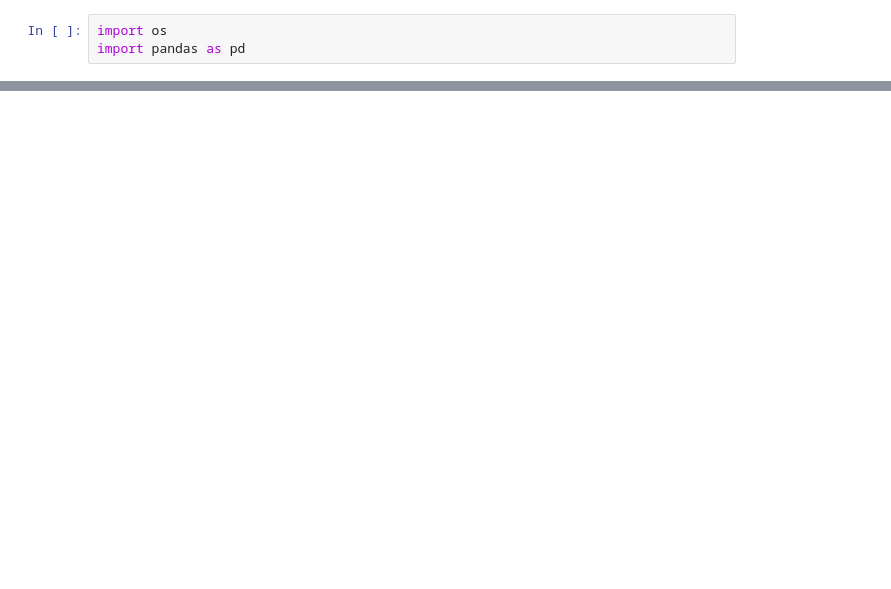
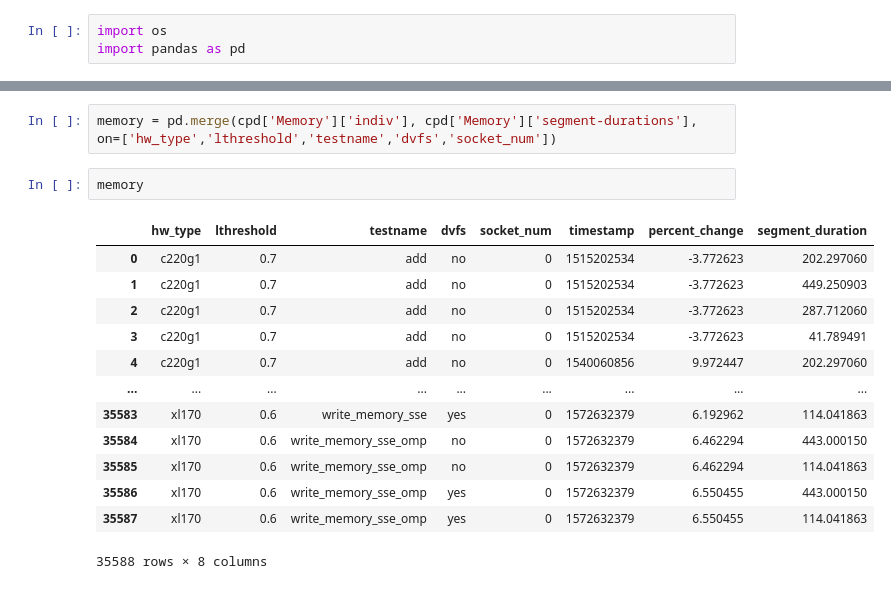
Before and after one commit to ZhaoNeil/cloud-performance-variability-prediction, a Jupyter notebook: CPD_counts.ipynb, the cells around one changed output, grey strips where cells are left out. Drawn from its saved outputs; the diff is of its cells as text; blank space fills up the shorter version.

Commit message:
merge dataset

```diff
--- a/CPD_counts.ipynb
+++ b/CPD_counts.ipynb
@@ -80,0 +147,18 @@ display(count_df)
+# %%
+memory = pd.merge(cpd['Memory']['indiv'], cpd['Memory']['segment-durations'], on=['hw_type','lthreshold','testname','dvfs','socket_num'])
+# %%
+memory
+# %% [output]
+|  | hw_type | lthreshold | testname | dvfs | socket_num | timestamp | percent_change | segment_duration |
+| 0 | c220g1 | 0.7 | add | no | 0 | 1515202534 | -3.772623 | 202.297060 |
+| 1 | c220g1 | 0.7 | add | no | 0 | 1515202534 | -3.772623 | 449.250903 |
+| 2 | c220g1 | 0.7 | add | no | 0 | 1515202534 | -3.772623 | 287.712060 |
+| 3 | c220g1 | 0.7 | add | no | 0 | 1515202534 | -3.772623 | 41.789491 |
+| 4 | c220g1 | 0.7 | add | no | 0 | 1540060856 | 9.972447 | 202.297060 |
+| ... | ... | ... | ... | ... | ... | ... | ... | ... |
+| 35583 | xl170 | 0.6 | write_memory_sse | yes | 0 | 1572632379 | 6.192962 | 114.041863 |
+| 35584 | xl170 | 0.6 | write_memory_sse_omp | no | 0 | 1572632379 | 6.462294 | 443.000150 |
+| 35585 | xl170 | 0.6 | write_memory_sse_omp | no | 0 | 1572632379 | 6.462294 | 114.041863 |
+| 35586 | xl170 | 0.6 | write_memory_sse_omp | yes | 0 | 1572632379 | 6.550455 | 443.000150 |
+| 35587 | xl170 | 0.6 | write_memory_sse_omp | yes | 0 | 1572632379 | 6.550455 | 114.041863 |
+35588 rows × 8 columns
```
Also changed, not shown: parts of 8 cells of this notebook.
